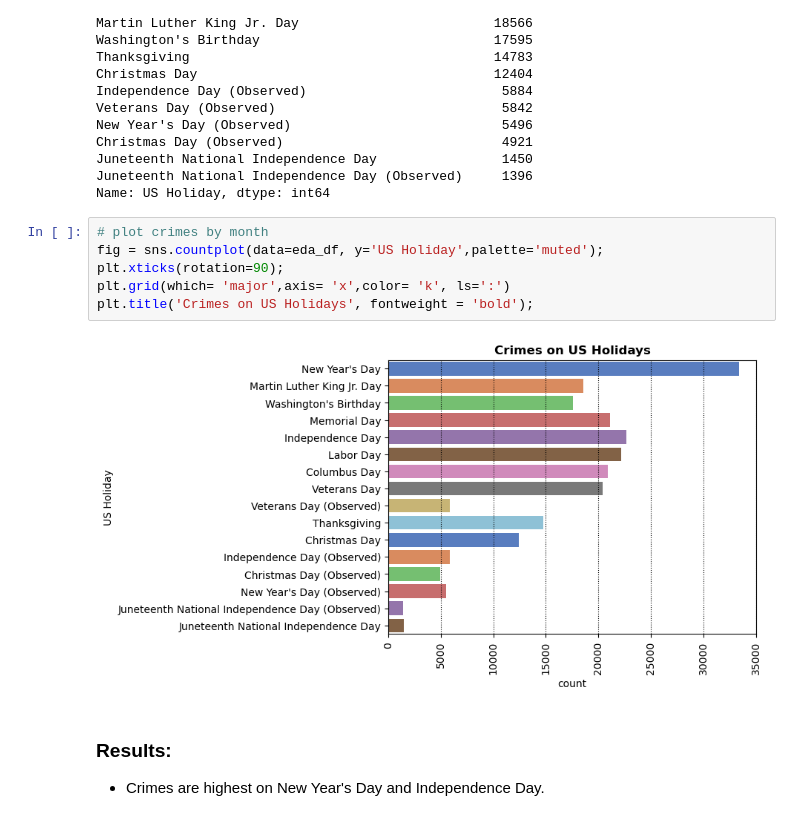
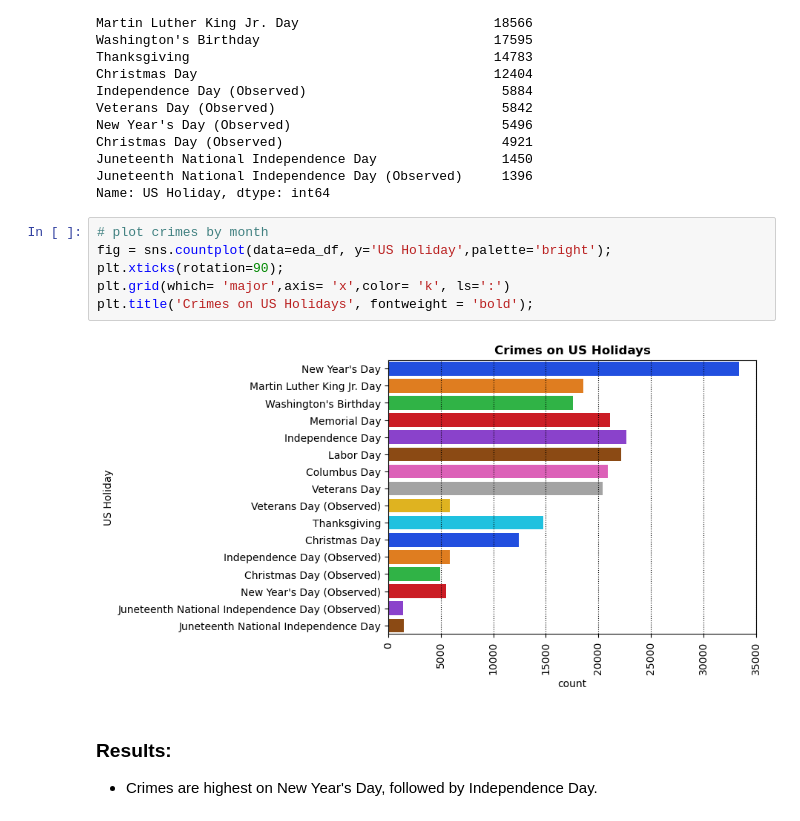
Before and after one commit to jakew4/Chicago-Crime-Data-Project, a Jupyter notebook: Part 1 - Answer reporter questions .ipynb, the cells around one changed output. Saved outputs shown, nothing was run; the diff lists cells and outputs as text.

```diff
--- a/Part 1 - Answer reporter questions .ipynb
+++ b/Part 1 - Answer reporter questions .ipynb
@@ -389,12 +389,12 @@ Juneteenth National Independence Day (Observed)     1396
 Name: US Holiday, dtype: int64
 # %%
 # plot crimes by month
-fig = sns.countplot(data=eda_df, y='US Holiday',palette='muted');
+fig = sns.countplot(data=eda_df, y='US Holiday',palette='bright');
 plt.xticks(rotation=90);
 plt.grid(which= 'major',axis= 'x',color= 'k', ls=':')
 plt.title('Crimes on US Holidays', fontweight = 'bold');
 # %% [output]
-[figure, old version]
+[figure, new version]
 # %% [markdown]
 ### Results:
-* Crimes are highest on New Year's Day and Independence Day.
+* Crimes are highest on New Year's Day, followed by Independence Day.
```
